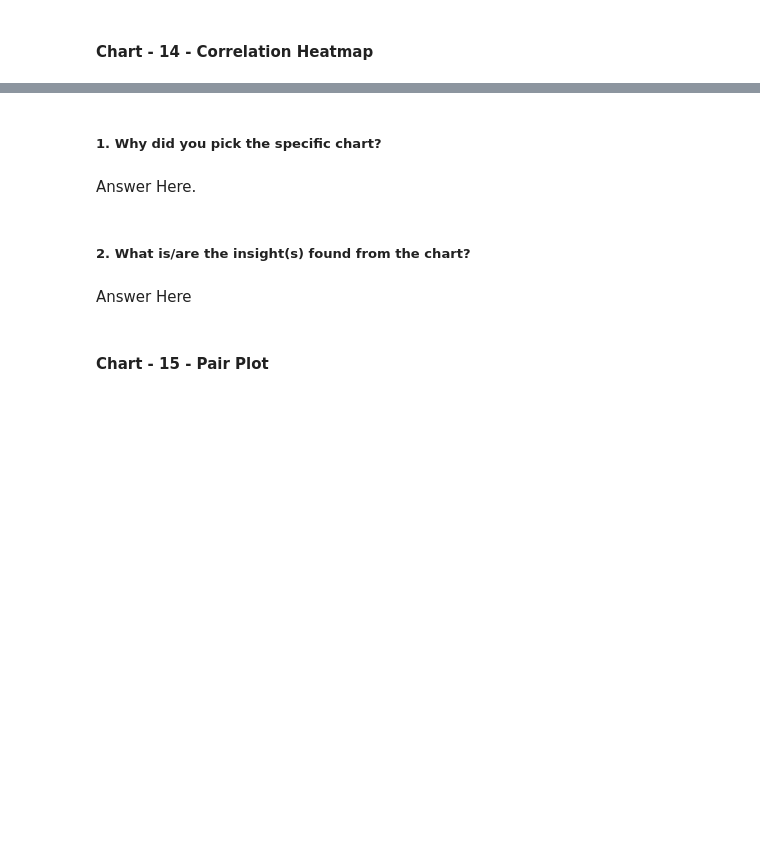
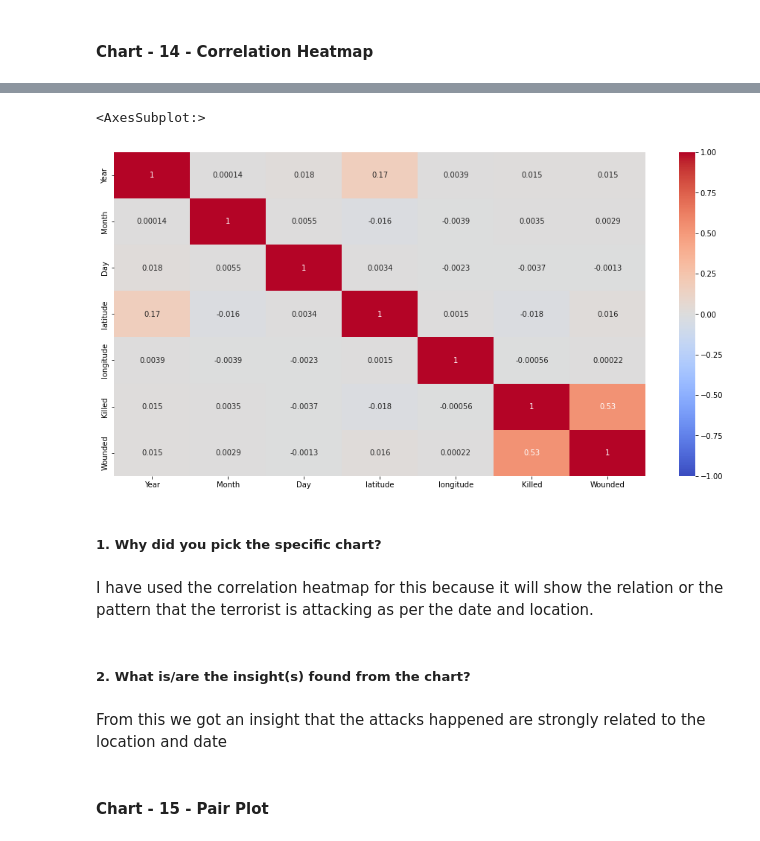
Before and after one commit to cpacharya/Global-Terrorism, a Jupyter notebook: EDA_project_on_Global_Terrorism_by_Chandra_Prakash_Acharya.ipynb, the cells around one changed output, grey strips where cells are left out. Drawn from its saved outputs; the diff is of its cells as text; code cells hidden in the pictures; blank space fills up the shorter version.

```diff
--- a/EDA_project_on_Global_Terrorism_by_Chandra_Prakash_Acharya.ipynb
+++ b/EDA_project_on_Global_Terrorism_by_Chandra_Prakash_Acharya.ipynb
@@ -647,0 +645,5 @@ Answer Here
+# %%
+# Correlation Heatmap visualization code
+df_heatmap = df_global_terror[['Year', 'Month', 'Day', 'latitude', 	'longitude', 'Killed', 'Wounded']]
+corr_heat_df = df_heatmap.corr()
+corr_heat_df
@@ -648,11 +659,17 @@ Answer Here
+# %%
+plt.figure(figsize=(16,8))
+sns.heatmap(df_heatmap.corr(), vmin=-1, cmap='coolwarm', annot=True)
+# %% [output]
+<AxesSubplot:>
+[figure, added]
 # %% [markdown]
 ##### 1. Why did you pick the specific chart?
-# %% [markdown]
-Answer Here.
+# %% [markdown]
+I have used the correlation heatmap for this because it will show the relation or the pattern that the terrorist is attacking as per the date and location.
 # %% [markdown]
 ##### 2. What is/are the insight(s) found from the chart?
-# %% [markdown]
-Answer Here
+# %% [markdown]
+From this we got an insight that the attacks happened are strongly related to the location and date
 # %% [markdown]
 #### Chart - 15 - Pair Plot
 # %%
```
Also changed, not shown: parts of 18 cells of this notebook.
